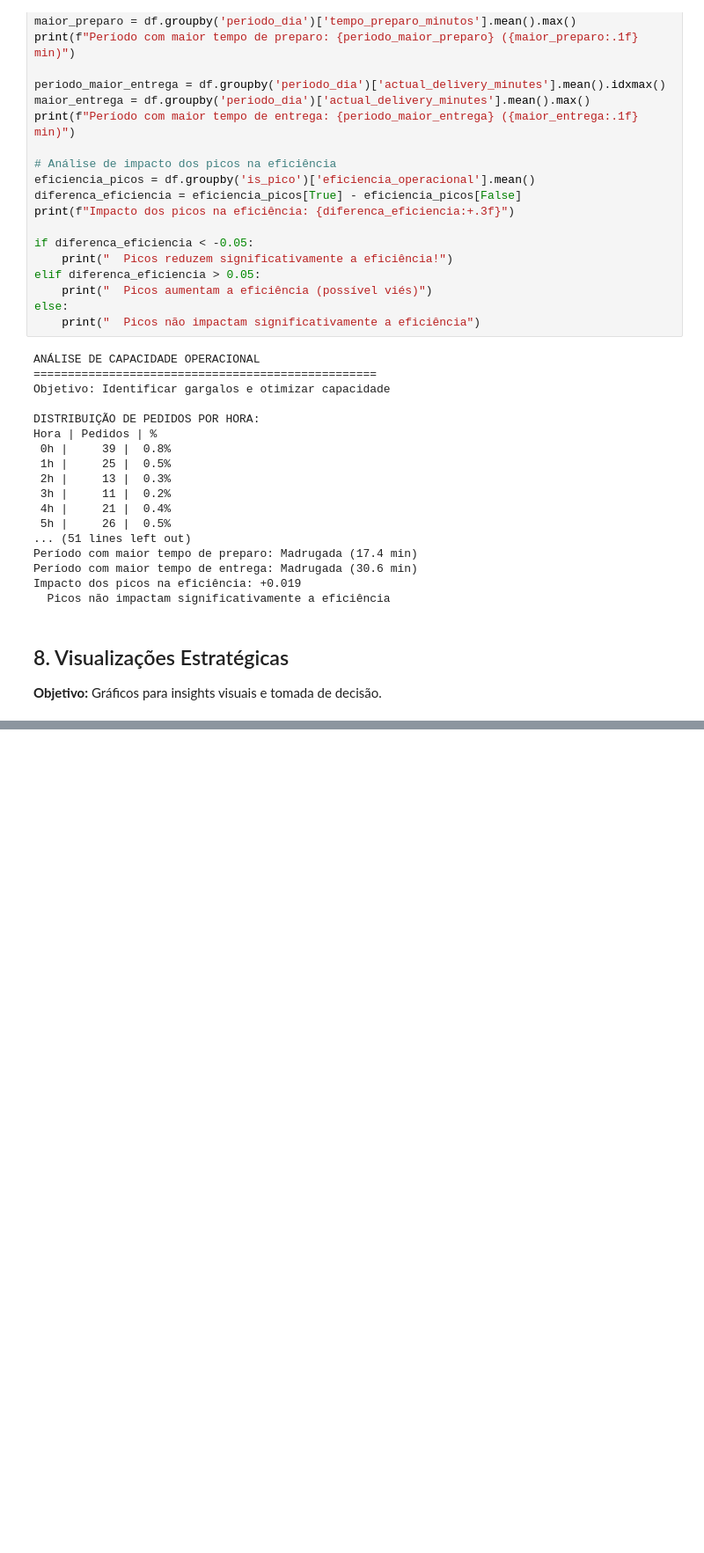
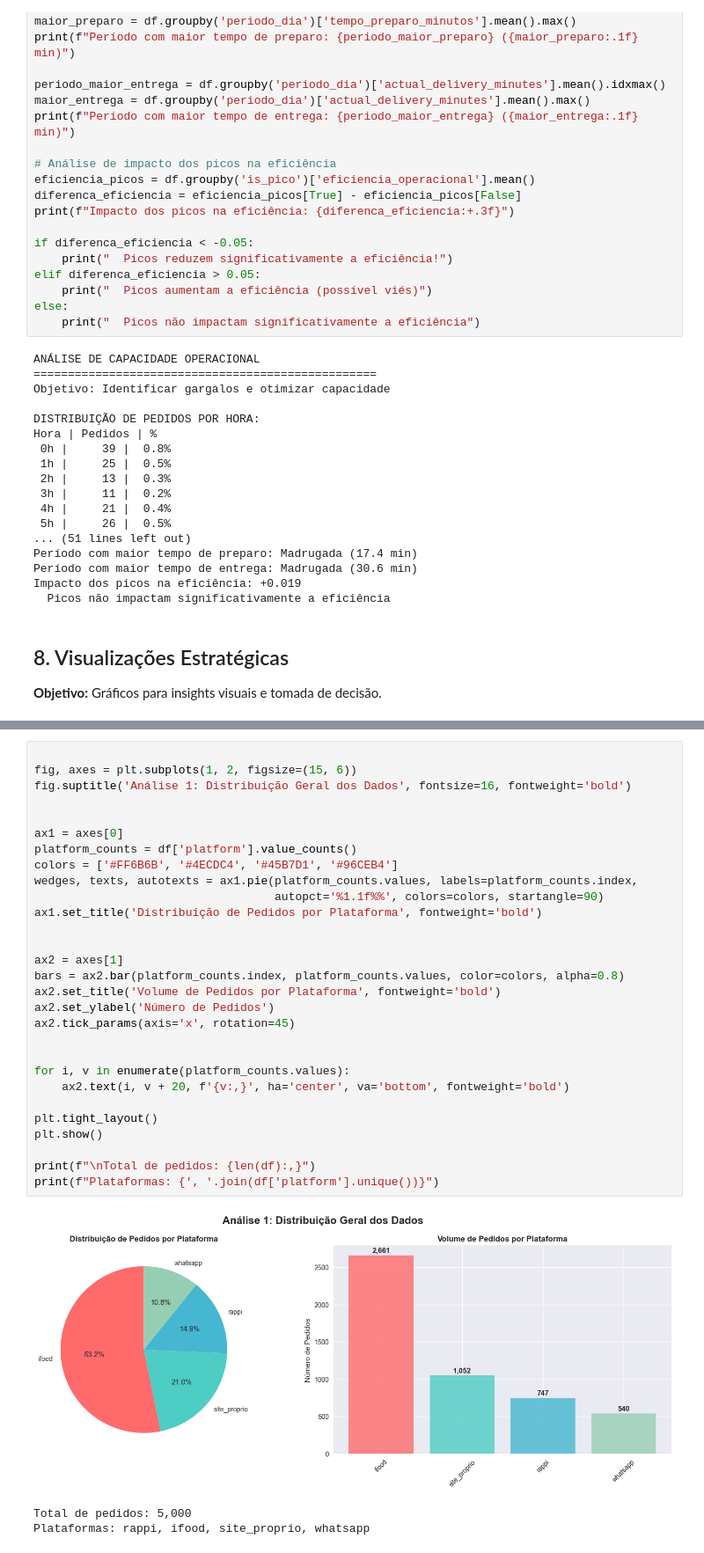
Before and after one commit to EnzoPerego/analise-dados-insperjr-trainee, a Jupyter notebook: analise_operacional_tempo_kaiserhaus.ipynb, the cells around one changed output, grey strips where cells are left out. Shown: that part at 88% size. Cells and saved outputs as stored; diff of their text form; blank space fills up the shorter version.

```diff
--- a/analise_operacional_tempo_kaiserhaus.ipynb
+++ b/analise_operacional_tempo_kaiserhaus.ipynb
@@ -752,0 +753,33 @@ oo
+# %%
+
+fig, axes = plt.subplots(1, 2, figsize=(15, 6))
+fig.suptitle('Análise 1: Distribuição Geral dos Dados', fontsize=16, fontweight='bold')
+
+
+ax1 = axes[0]
+platform_counts = df['platform'].value_counts()
+colors = ['#FF6B6B', '#4ECDC4', '#45B7D1', '#96CEB4']
+wedges, texts, autotexts = ax1.pie(platform_counts.values, labels=platform_counts.index,
+                                   autopct='%1.1f%%', colors=colors, startangle=90)
+ax1.set_title('Distribuição de Pedidos por Plataforma', fontweight='bold')
+
+
+ax2 = axes[1]
+bars = ax2.bar(platform_counts.index, platform_counts.values, color=colors, alpha=0.8)
+ax2.set_title('Volume de Pedidos por Plataforma', fontweight='bold')
+ax2.set_ylabel('Número de Pedidos')
+ax2.tick_params(axis='x', rotation=45)
+
+
+for i, v in enumerate(platform_counts.values):
+    ax2.text(i, v + 20, f'{v:,}', ha='center', va='bottom', fontweight='bold')
+
+plt.tight_layout()
+plt.show()
+
+print(f"\nTotal de pedidos: {len(df):,}")
+print(f"Plataformas: {', '.join(df['platform'].unique())}")
+# %% [output]
+[figure, added]
+Total de pedidos: 5,000
+Plataformas: rappi, ifood, site_proprio, whatsapp
```
Also changed, not shown: parts of 6 cells of this notebook.
